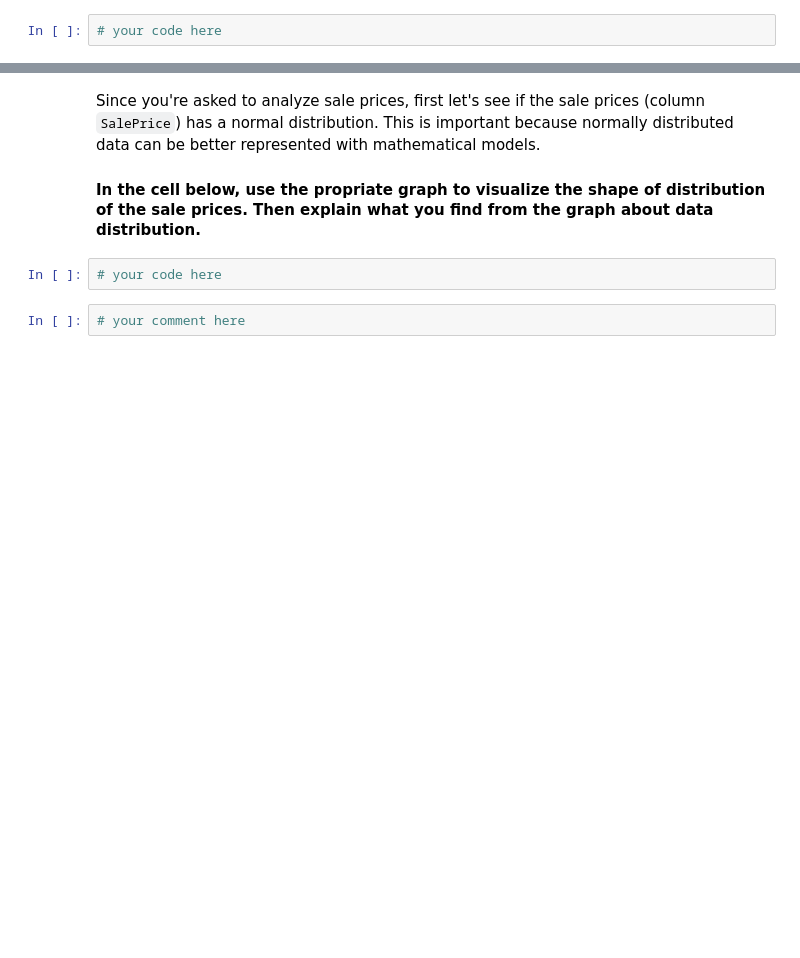
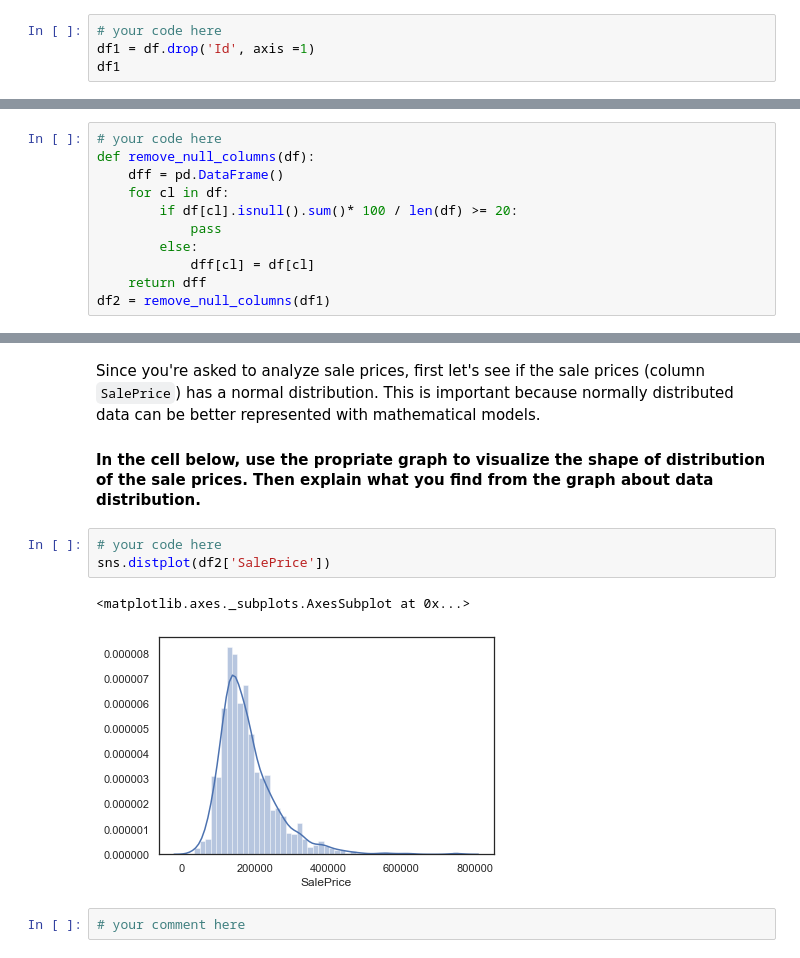
Before and after one commit to ta-datapt-bcn/lab-storytelling-data-visualization, a Jupyter notebook: your-code/main.ipynb, the cells around one changed output, grey strips where cells are left out. Drawn from its saved outputs; the diff is of its cells as text; blank space fills up the shorter version.

```diff
--- a/your-code/main.ipynb
+++ b/your-code/main.ipynb
@@ -37,3 +37,5 @@ You find the dataset has 81 columns which are a lot.
 #### Since the column `Id` is meaningless in our data visualization work, let's drop it
 # %%
 # your code here
+df1 = df.drop('Id', axis =1)
+df1
@@ -57,0 +84,11 @@ After dropping, check the shape of your dataframes. You should have 75 columns n
+# %%
+# your code here
+def remove_null_columns(df):
+    dff = pd.DataFrame()
+    for cl in df:
+        if df[cl].isnull().sum()* 100 / len(df) >= 20:
+            pass
+        else:
+            dff[cl] = df[cl]
+    return dff
+df2 = remove_null_columns(df1)
@@ -61,6 +114,10 @@ Since you're asked to analyze sale prices, first let's see if the sale prices (c
 #### In the cell below, use the propriate graph to visualize the shape of distribution of the sale prices. Then explain what you find from the graph about data distribution.
 # %%
 # your code here
+sns.distplot(df2['SalePrice'])
+# %% [output]
+<matplotlib.axes._subplots.AxesSubplot at 0x...>
+[figure, added]
 # %%
 # your comment here
 # %% [markdown]
```
Also changed, not shown: parts of 19 cells of this notebook.
